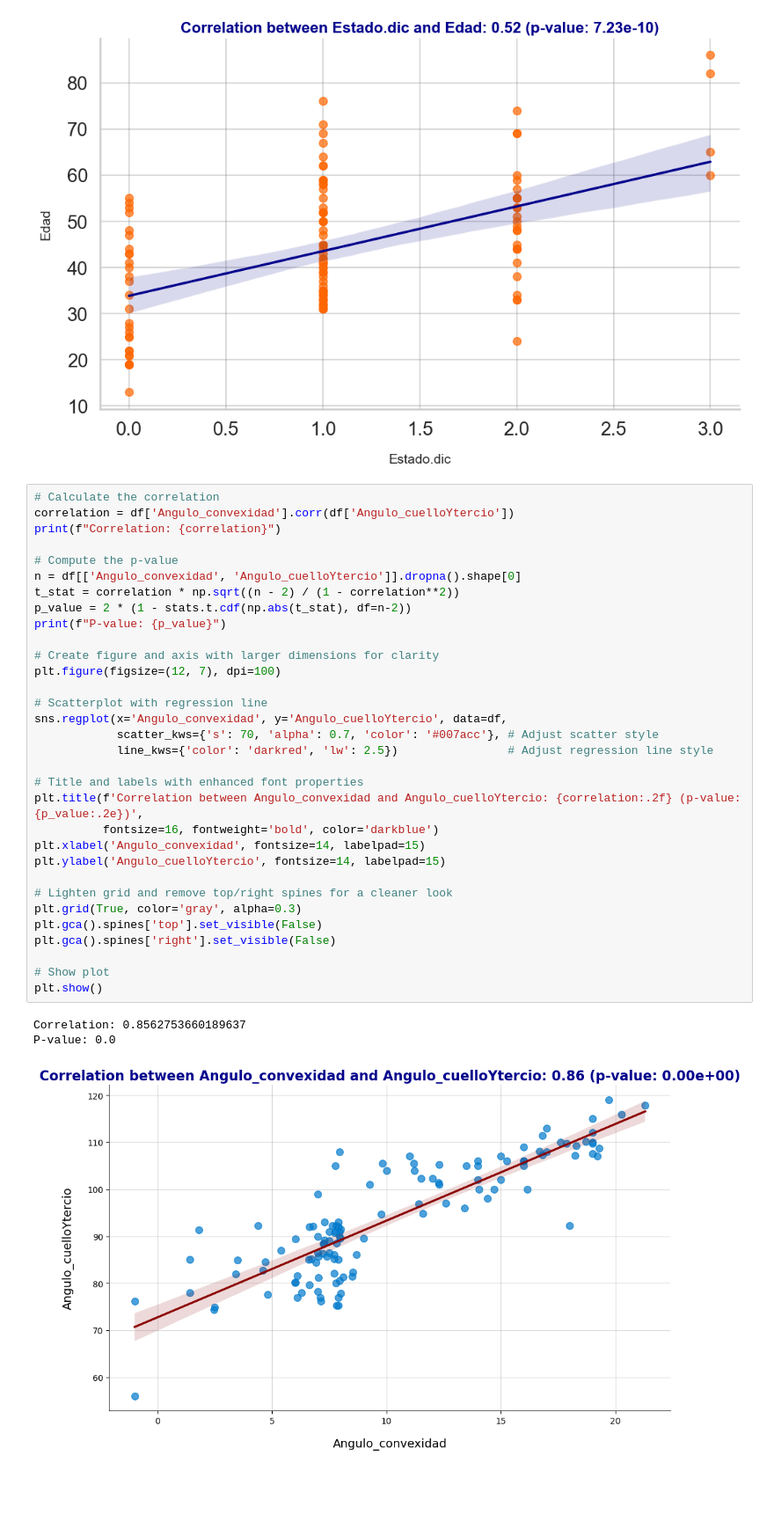
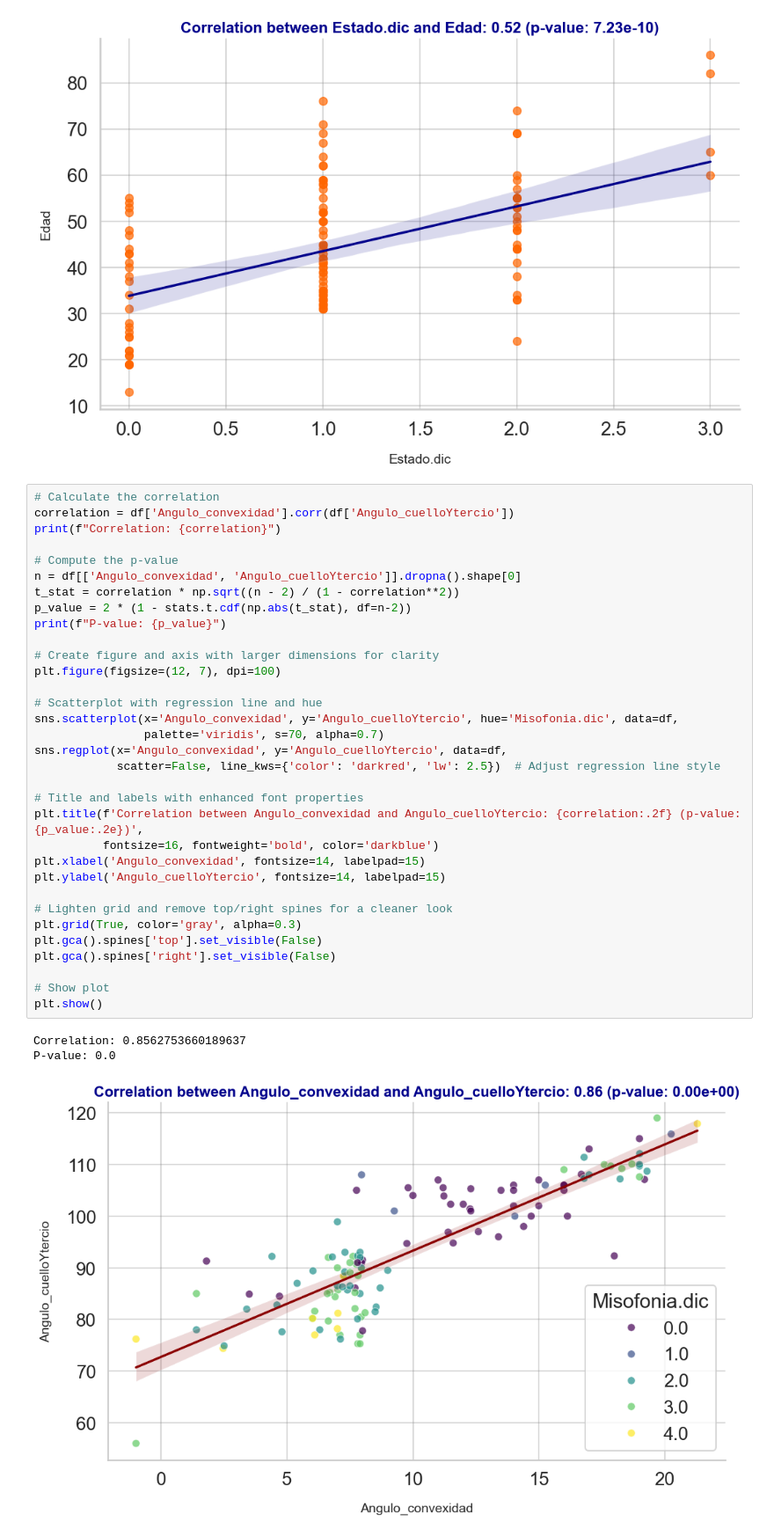
Before and after one commit to MMRES-PyBootcamp/MMRES-python-bootcamp2024, a Jupyter notebook: Misophonia_report/MMRES_Report_AlbertGrass_AndresGordo.ipynb, the cells around one changed output. Shown at 88% size. Saved outputs shown, nothing was run; the diff lists cells and outputs as text; blank space fills up the shorter version.

Commit message:
Add hue according to misofonia.dic in last plot

```diff
--- a/Misophonia_report/MMRES_Report_AlbertGrass_AndresGordo.ipynb
+++ b/Misophonia_report/MMRES_Report_AlbertGrass_AndresGordo.ipynb
@@ -157,34 +157,35 @@ P-value: 7.22751858361903e-10
 correlation = df['Angulo_convexidad'].corr(df['Angulo_cuelloYtercio'])
 print(f"Correlation: {correlation}")
 
 # Compute the p-value
 n = df[['Angulo_convexidad', 'Angulo_cuelloYtercio']].dropna().shape[0]
 t_stat = correlation * np.sqrt((n - 2) / (1 - correlation**2))
 p_value = 2 * (1 - stats.t.cdf(np.abs(t_stat), df=n-2))
 print(f"P-value: {p_value}")
 
 # Create figure and axis with larger dimensions for clarity
 plt.figure(figsize=(12, 7), dpi=100)
 
-# Scatterplot with regression line
+# Scatterplot with regression line and hue
+sns.scatterplot(x='Angulo_convexidad', y='Angulo_cuelloYtercio', hue='Misofonia.dic', data=df,
+                palette='viridis', s=70, alpha=0.7)
 sns.regplot(x='Angulo_convexidad', y='Angulo_cuelloYtercio', data=df,
-            scatter_kws={'s': 70, 'alpha': 0.7, 'color': '#007acc'}, # Adjust scatter style
-            line_kws={'color': 'darkred', 'lw': 2.5})                # Adjust regression line style
+            scatter=False, line_kws={'color': 'darkred', 'lw': 2.5})  # Adjust regression line style
 
 # Title and labels with enhanced font properties
 plt.title(f'Correlation between Angulo_convexidad and Angulo_cuelloYtercio: {correlation:.2f} (p-value: {p_value:.2e})',
           fontsize=16, fontweight='bold', color='darkblue')
 plt.xlabel('Angulo_convexidad', fontsize=14, labelpad=15)
 plt.ylabel('Angulo_cuelloYtercio', fontsize=14, labelpad=15)
 
 # Lighten grid and remove top/right spines for a cleaner look
 plt.grid(True, color='gray', alpha=0.3)
 plt.gca().spines['top'].set_visible(False)
 plt.gca().spines['right'].set_visible(False)
 
 # Show plot
 plt.show()
 # %% [output]
 Correlation: 0.8562753660189637
 P-value: 0.0
-[figure, old version]
+[figure, new version]
```
